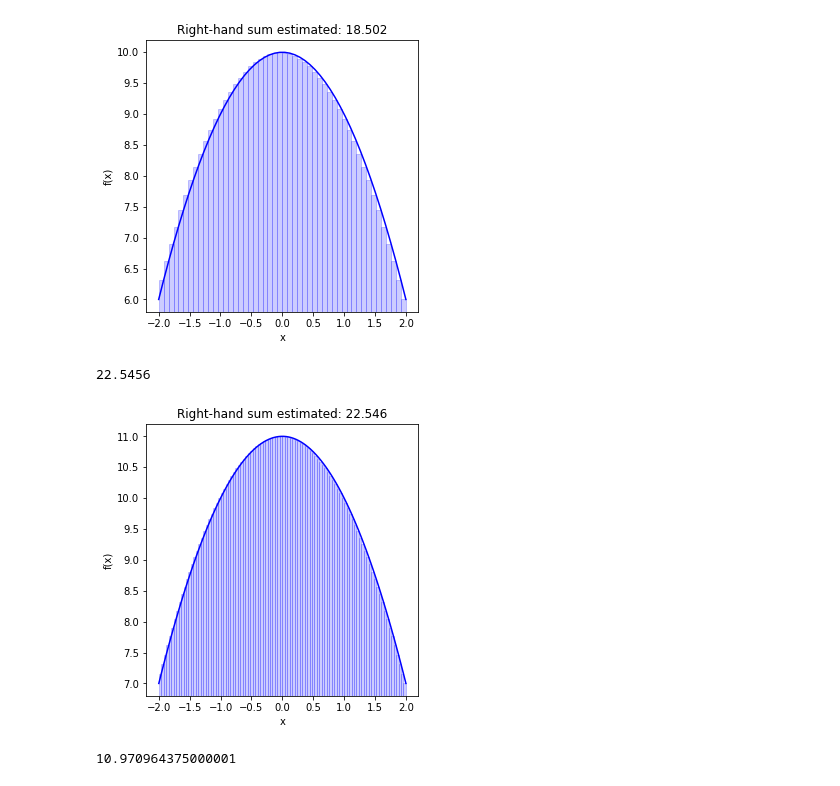
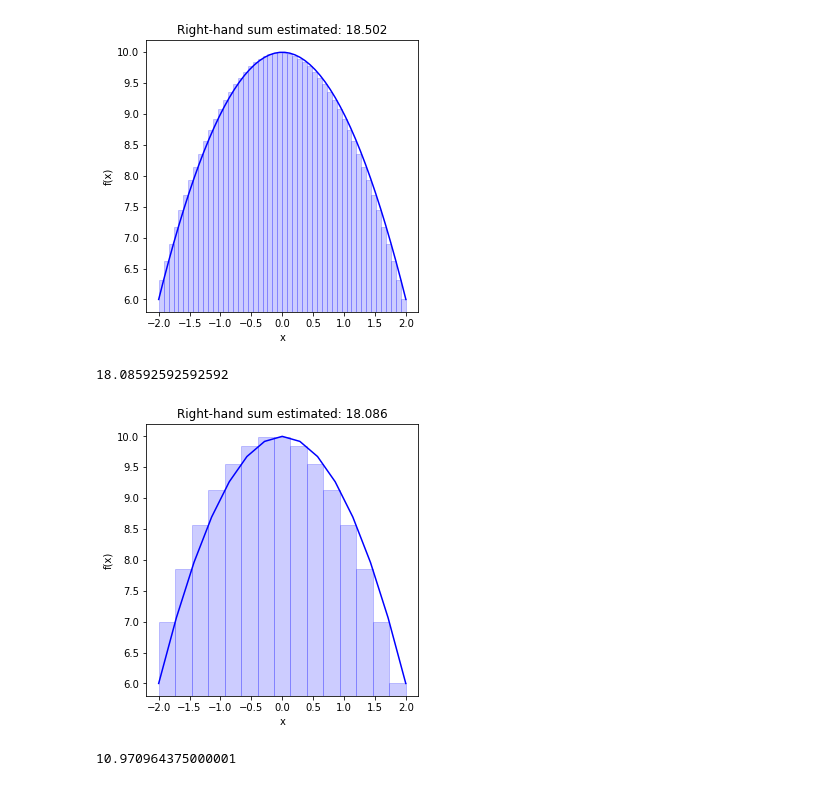
Before and after one commit to darkeclipz/jupyter-notebooks, a Jupyter notebook: Applied Math/Self-study/Left and right-hand sums .ipynb, the cells around one changed output. Saved outputs shown, nothing was run; the diff lists cells and outputs as text; code cells hidden in the pictures.

```diff
--- a/Applied Math/Self-study/Left and right-hand sums (Pre-integration).ipynb
+++ b/Applied Math/Self-study/Left and right-hand sums .ipynb
@@ -105,10 +111,10 @@ right_hand_sum(-2, 2, 50, lambda x: -x**2+10)
 18.502400000000002
 [figure]
 # %%
-right_hand_sum(-2, 2, 100, lambda x: 1-x**2+10)
+right_hand_sum(-2, 2, 15, lambda x: -x**2+10)
 # %% [output]
-22.5456
+18.08592592592592
-[figure, old version]
+[figure, new version]
 # %%
 right_hand_sum(0, 3, 8, lambda x: -0.6380*x**2+3.97142*x+0.01666)
 # %% [output]
```
Also changed, not shown: parts of 6 cells of this notebook.
